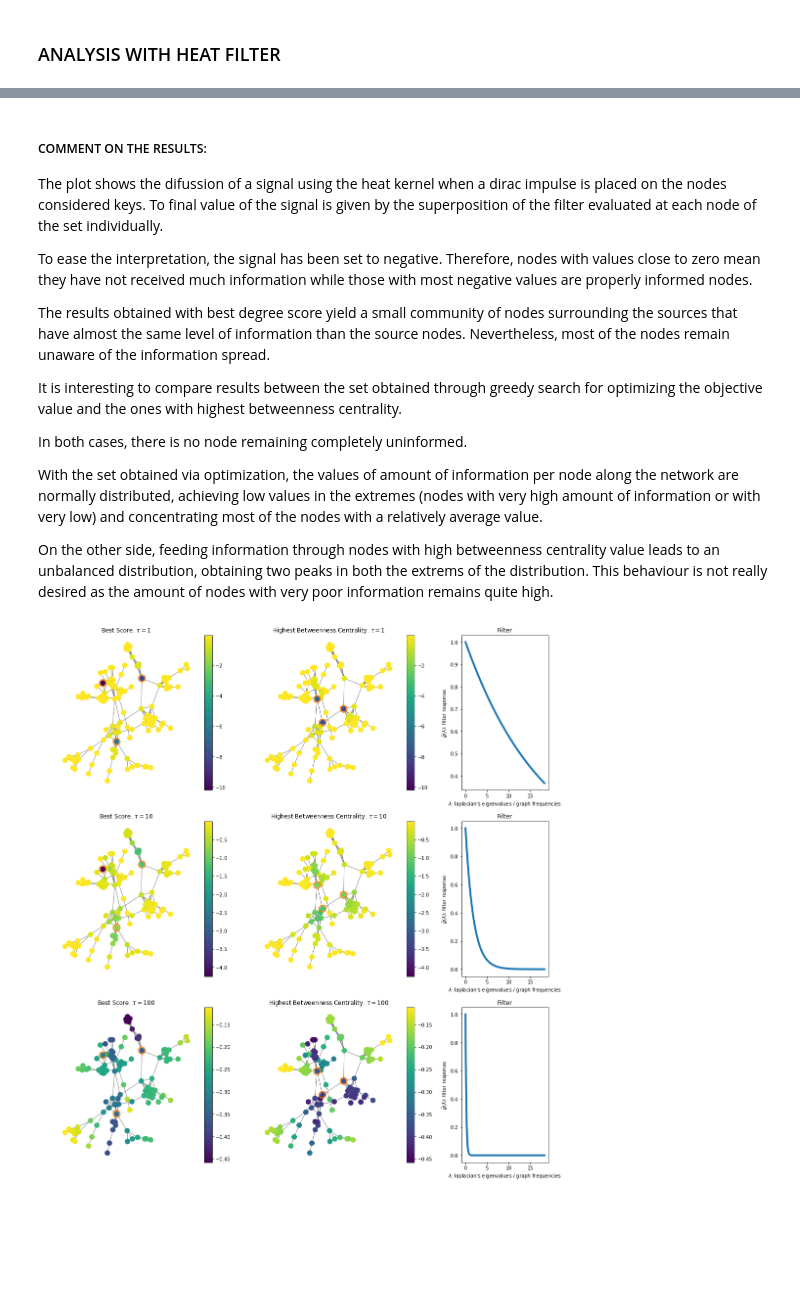
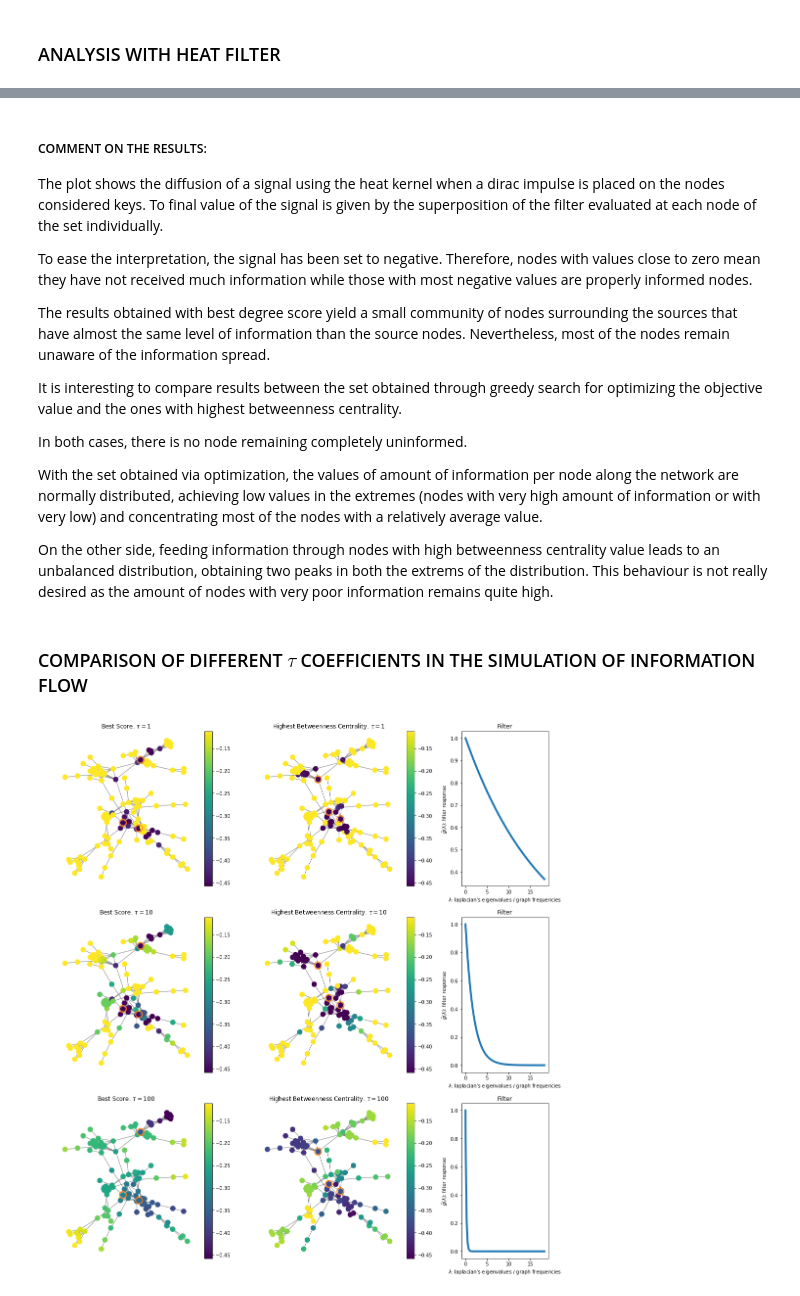
Before and after one commit to natbolon/terrorist_network_weaknesses, a Jupyter notebook: project/information_flow.ipynb, the cells around one changed output, grey strips where cells are left out. Drawn from its saved outputs; the diff is of its cells as text; code cells hidden in the pictures; blank space fills up the shorter version.

```diff
--- a/project/information_flow.ipynb
+++ b/project/information_flow.ipynb
@@ -433,4 +433,19 @@ for set_kt_flow in sets_to_compare:
 # %% [markdown]
 ### ANALYSIS WITH HEAT FILTER
+# %%
+def plot_on_graph_heat(G, signal, ax, highlight_nodes, min_val, max_val, title_append):
+    G_flow.plot_signal(signal, colorbar=True, ax=ax, \
+                       highlight=highlight_nodes, limits=[min_val,max_val])
+
+    title = r"Diffusion from key nodes in terms of {}."\
+    .format(title_append)
+    _ = ax.set_title(title, fontdict = {'fontsize' : 20})
+    ax.set_axis_off()
+
+def plot_distribution(ax, signal):
+    ax.hist(signal, histtype='stepfilled', align='left', bins=16)
+    _ = ax.set_title('Distribution of information value', fontdict = {'fontsize' : 16})
+    ax.set_ylabel('Number of nodes', fontdict = {'fontsize' : 16})
+    ax.set_xlabel(' Distance to source set', fontdict = {'fontsize' : 16})
 # %%
 fig = plt.figure(figsize=(18, 22))
@@ -483,12 +496,16 @@ for i in range(0, 2*len(difussion_signals), 2):
 # %%
 title = ['Best set optimization algorithm', 'Best set Betweenness centrality', 'Best set Degree']
-for i, signal in enumerate(difussion_signals):
+for i, signal in enumerate(diffusion_signals):
     print(title[i])
     print('Number of nodes with less information than the average: {}'. format(len(np.where(signal >= np.mean(signal))[0])))
     print('Number of nodes with low level of information: {}'. format(len(np.where(signal >= 0.25*np.min(signal))[0])))
     print('Number of nodes completely uninformed: {}'. format(len(np.where(signal >= -0.05)[0])))
-    print('Number of nodes with high level of information: {}'. format(len(np.where(signal <= 0.9*np.min(signal))[0])))
+    print('Number of nodes with high level of information: {}'. format(len(np.where(signal <= 0.95*np.min(signal))[0])))
     print("\n")
+
+fig3 = plt.figure(figsize=(5,3))
+plt.title('Information values distribution along the network')
+_ = plt.boxplot(diffusion_signals[:-1], labels=['Best set', 'Betweenness centrality set'])
 # %% [output]
 Best set optimization algorithm
 Number of nodes with less information than the average: 82
@@ -512,7 +530,7 @@ Number of nodes with high level of information: 20
 # %% [markdown]
 ##### COMMENT ON THE RESULTS:
 
-The plot shows the difussion of a signal using the heat kernel when a dirac impulse is placed on the nodes considered keys. To final value of the signal is given by the superposition of the filter evaluated at each node of the set individually.
+The plot shows the diffusion of a signal using the heat kernel when a dirac impulse is placed on the nodes considered keys. To final value of the signal is given by the superposition of the filter evaluated at each node of the set individually.
 
 To ease the interpretation, the signal has been set to negative. Therefore, nodes with values close to zero mean they have not received much information while those with most negative values are properly informed nodes.
 
@@ -526,6 +544,8 @@ In both cases, there is no node remaining completely uninformed.
 With the set obtained via optimization, the values of amount of information per node along the network are normally distributed, achieving low values in the extremes (nodes with very high amount of information or with very low) and concentrating most of the nodes with a relatively average value.
 
 On the other side, feeding information through nodes with high betweenness centrality value leads to an unbalanced distribution, obtaining two peaks in both the extrems of the distribution. This behaviour is not really desired as the amount of nodes with very poor information remains quite high.
+# %% [markdown]
+### COMPARISON OF DIFFERENT $\tau$ COEFFICIENTS IN THE SIMULATION OF INFORMATION FLOW
 # %%
 fig = plt.figure(figsize=(18, 22))
 gs = gridspec.GridSpec(3, 3, width_ratios=[2, 2, 1], bottom=0.2)
@@ -542,9 +562,8 @@ titles = ['Best Score', 'Highest Betweenness Centrality', 'Filter']
 filters_g = []
 
 
-difussion_signals = []
-max_val = []
-min_val = []
+diffusion_signals = []
+
 taus = [1, 10, 100]
 for i, tau in enumerate(taus):
     g = pg.filters.Heat(G_flow, tau)
@@ -555,38 +574,38 @@ for i, tau in enumerate(taus):
         for key_node in set_kt_flow:
             signal += -g.localize(key_node)
 
-        difussion_signals.append(signal)
+        diffusion_signals.append(signal)
     #print('Average distance to set: {}'.format(np.mean(distance)))
     # Plot distnaces on graph
-    max_val.append(np.max(np.array(difussion_signals[i*2:i*2+1])))
-    min_val.append(np.min(np.array(difussion_signals[i*2:i*2+1])))
+max_val =np.max(np.array(diffusion_signals[i*2:i*2+1]))
+min_val =np.min(np.array(diffusion_signals[i*2:i*2+1]))
 
 
 
 for i in range(len(filters_g)):
     tau = taus[i]
 
     ax = plt.subplot(gs[i*3])
-    G_flow.plot_signal(difussion_signals[i*2], colorbar=True, ax=ax, \
-                       highlight=sets_to_compare[0], limits=[min_val[i],max_val[i]])
+    G_flow.plot_signal(diffusion_signals[i*2], colorbar=True, ax=ax, \
+                       highlight=sets_to_compare[0], limits=[min_val,max_val])
 
     title = r'{}. $\tau = {}$'\
     .format(titles[0], tau)
     _ = ax.set_title(title)
     ax.set_axis_off()
 
     ax1 = plt.subplot(gs[i*3+1])
-    G_flow.plot_signal(difussion_signals[i*2 + 1], colorbar=True, ax=ax1, \
-                       highlight=sets_to_compare[1], limits=[min_val[i],max_val[i]])
+    G_flow.plot_signal(diffusion_signals[i*2 + 1], colorbar=True, ax=ax1, \
+                       highlight=sets_to_compare[1], limits=[min_val,max_val])
 
     title = r'{}. $\tau = {}$'\
     .format(titles[1], tau)
     _ = ax1.set_title(title)
     ax1.set_axis_off()
 
     # Plot distribution of values of the signal
     ax2 = plt.subplot(gs[i*3+2])
     filters_g[i].plot(ax=ax2)
     _ = ax2.set_title(titles[2])
 # %% [output]
-[figure, old version]
+[figure, new version]
```
Also changed, not shown: parts of 7 cells of this notebook, 2 other files.
